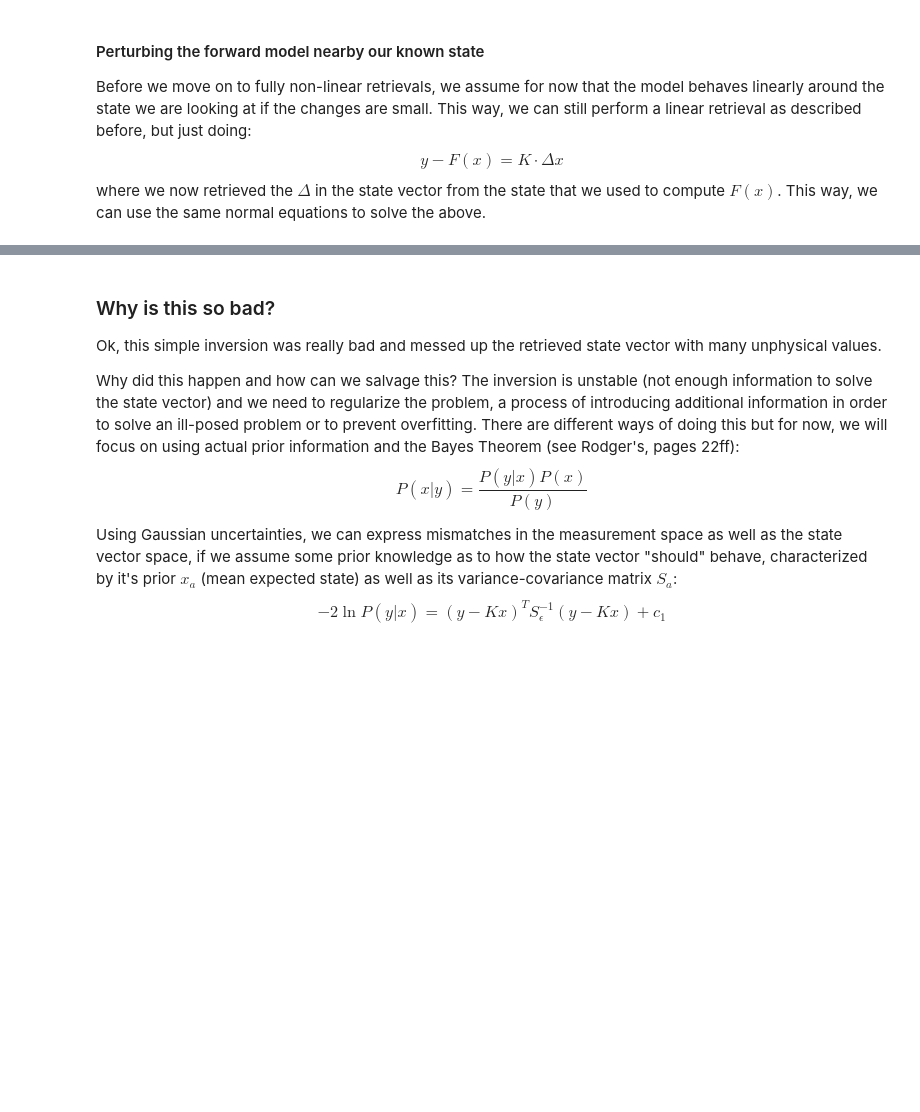
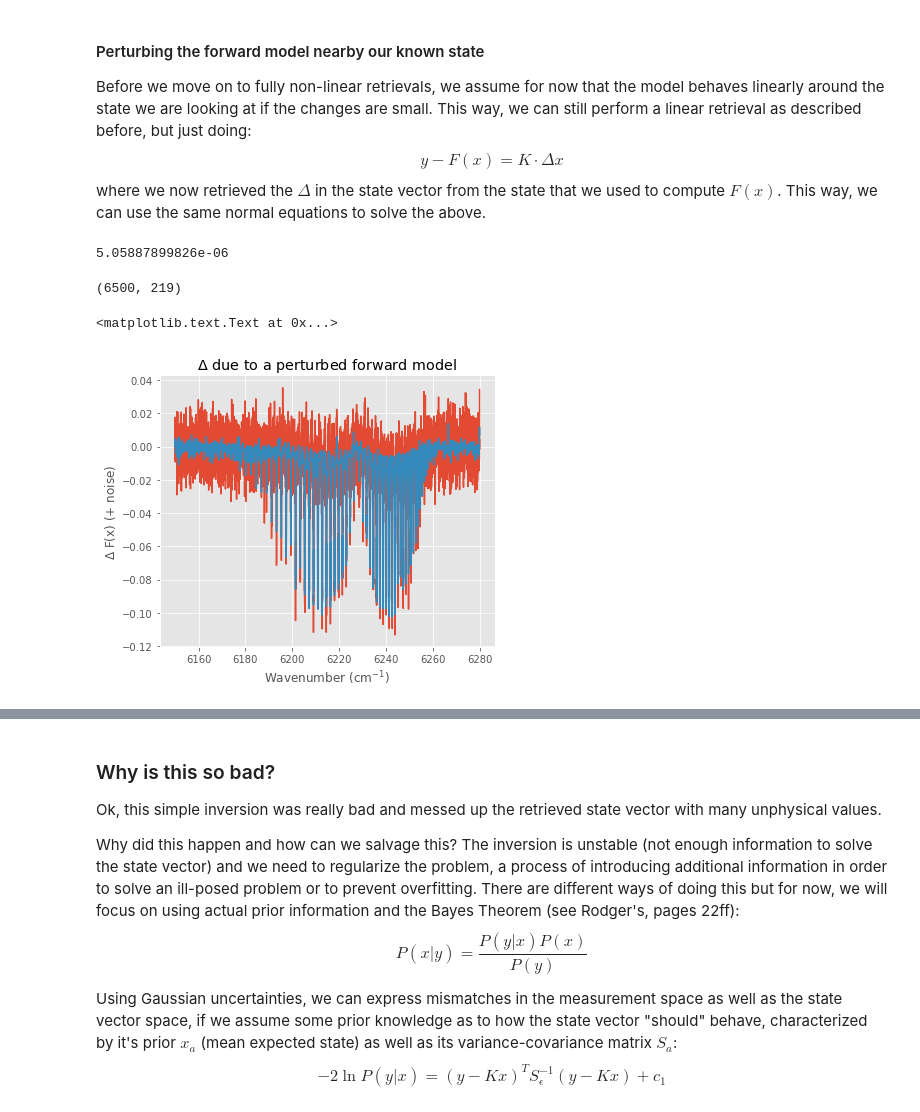
Before and after one commit to cfranken/ESE156, a Jupyter notebook: Week2/notebooks/ESE156_Example5_TCCON-like-retrieval.ipynb, the cells around one changed output, grey strips where cells are left out. Cells and saved outputs as stored; diff of their text form; code cells hidden in the pictures; blank space fills up the shorter version.

```diff
--- a/Week2/notebooks/ESE156_Example5_TCCON-like-retrieval.ipynb
+++ b/Week2/notebooks/ESE156_Example5_TCCON-like-retrieval.ipynb
@@ -271,7 +271,21 @@ invSe = np.zeros((len(nuo),len(nuo)))
 for i in np.arange(0,len(nuo),1):
    invSe[i,i]=1./(noise**2)
 
-delta_x = np.linalg.inv(K.T.dot(invSe).dot(K)).dot(K.T).dot(F2-F1)
+delta_x = np.linalg.inv(K.T.dot(invSe).dot(K)).dot(K.T).dot(invSe).dot(F2-F1)
+print(h[0:72].T.dot(delta_x[0:72]))
+# %% [output]
+5.05887899826e-06
+# %%
+# Plot fit:
+plt.plot(nuo, ((F2-F1)))
+plt.plot(nuo, K.dot(delta_x))
+plt.xlabel(r'Wavenumber (cm$^{-1}$)')
+plt.ylabel('$\Delta$ F(x) (+ noise)')
+plt.title('$\Delta$ due to a perturbed forward model')
+# %% [output]
+(6500, 219)
+<matplotlib.text.Text at 0x...>
+[figure, added]
 # %%
 plt.plot((x[0:72]+delta_x[0:72])*1e6, pressure)
 plt.plot((x[0:72]*1e6), pressure)
```
Also changed, not shown: parts of 9 cells of this notebook.
